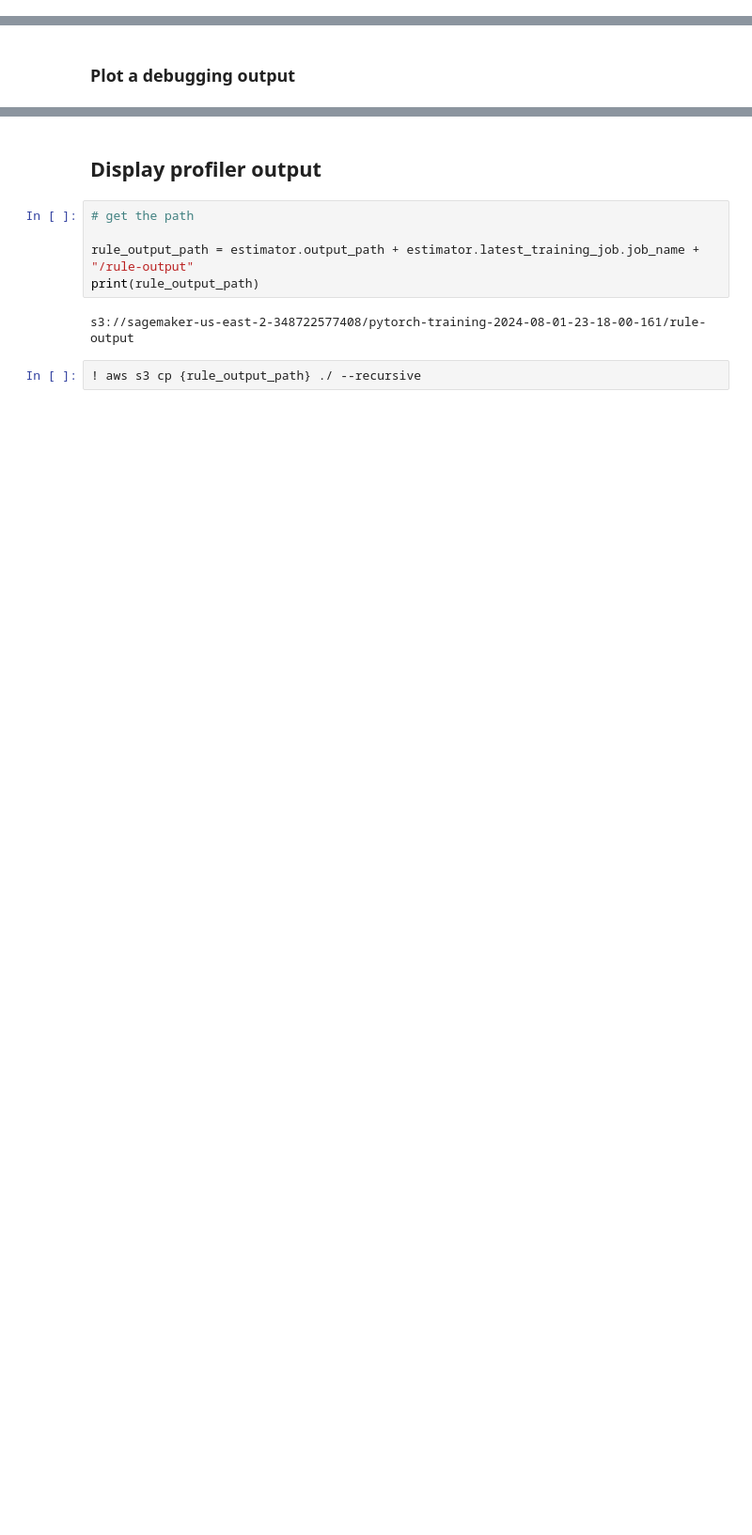
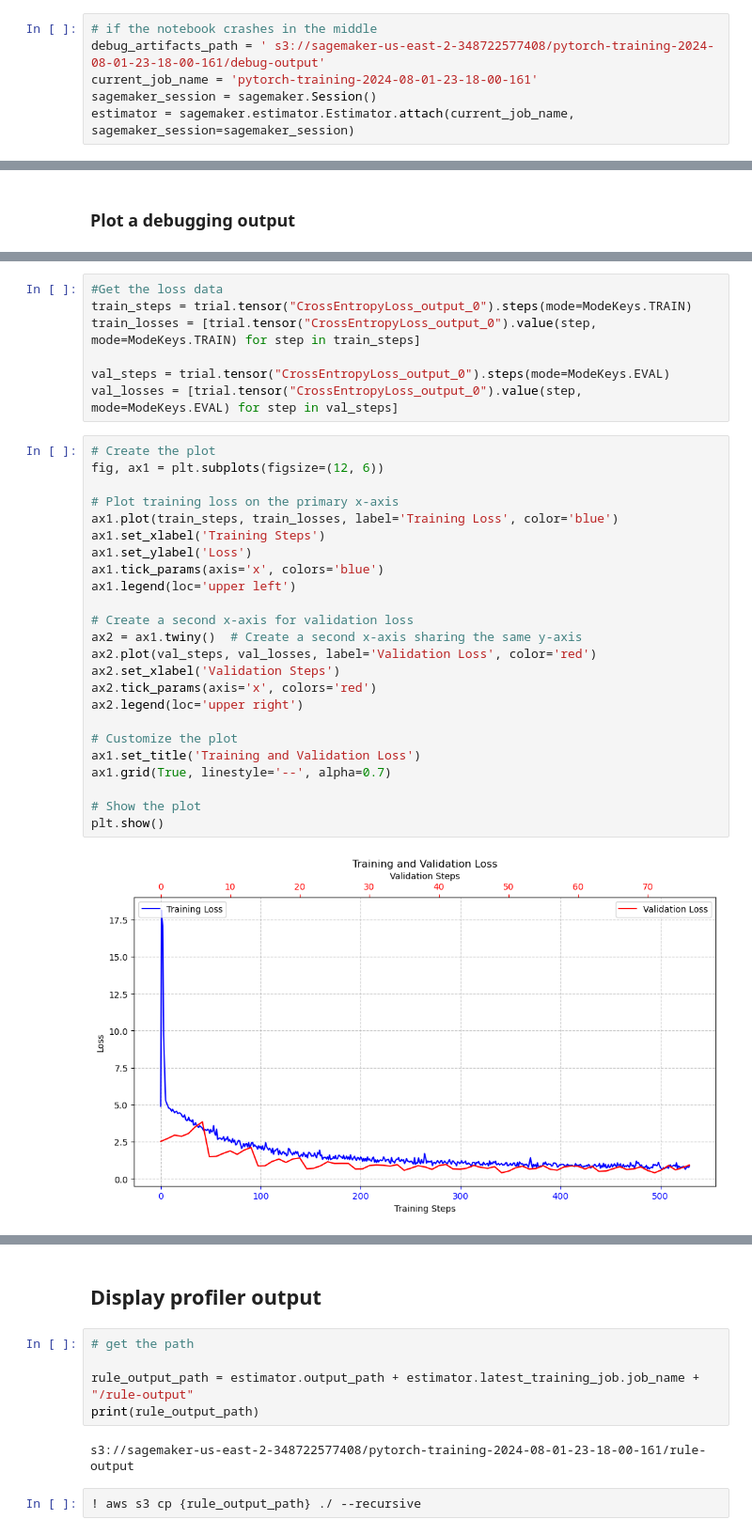
Before and after one commit to LesterFreamon/udacity-ml-aws, a Jupyter notebook: deploy_deep_learning_models_on_sagemaker/project_4/train_and_deploy.ipynb, the cells around one changed output, grey strips where cells are left out. Shown at 94% size. Cells and saved outputs as stored; diff of their text form; blank space fills up the shorter version.

```diff
--- a/deploy_deep_learning_models_on_sagemaker/project_4/train_and_deploy.ipynb
+++ b/deploy_deep_learning_models_on_sagemaker/project_4/train_and_deploy.ipynb
@@ -417,3 +412,9 @@ else:
     print("No job has been started yet.")
 # %% [output]
 Current job name: pytorch-training-2024-08-01-23-18-00-161
+# %%
+# if the notebook crashes in the middle
+debug_artifacts_path = ' s3://sagemaker-us-east-2-348722577408/pytorch-training-2024-08-01-23-18-00-161/debug-output'
+current_job_name = 'pytorch-training-2024-08-01-23-18-00-161'
+sagemaker_session = sagemaker.Session()
+estimator = sagemaker.estimator.Estimator.attach(current_job_name, sagemaker_session=sagemaker_session)
@@ -480,0 +470,33 @@ KeyboardInterrupt:
+# %%
+#Get the loss data
+train_steps = trial.tensor("CrossEntropyLoss_output_0").steps(mode=ModeKeys.TRAIN)
+train_losses = [trial.tensor("CrossEntropyLoss_output_0").value(step, mode=ModeKeys.TRAIN) for step in train_steps]
+
+val_steps = trial.tensor("CrossEntropyLoss_output_0").steps(mode=ModeKeys.EVAL)
+val_losses = [trial.tensor("CrossEntropyLoss_output_0").value(step, mode=ModeKeys.EVAL) for step in val_steps]
+# %%
+# Create the plot
+fig, ax1 = plt.subplots(figsize=(12, 6))
+
+# Plot training loss on the primary x-axis
+ax1.plot(train_steps, train_losses, label='Training Loss', color='blue')
+ax1.set_xlabel('Training Steps')
+ax1.set_ylabel('Loss')
+ax1.tick_params(axis='x', colors='blue')
+ax1.legend(loc='upper left')
+
+# Create a second x-axis for validation loss
+ax2 = ax1.twiny()  # Create a second x-axis sharing the same y-axis
+ax2.plot(val_steps, val_losses, label='Validation Loss', color='red')
+ax2.set_xlabel('Validation Steps')
+ax2.tick_params(axis='x', colors='red')
+ax2.legend(loc='upper right')
+
+# Customize the plot
+ax1.set_title('Training and Validation Loss')
+ax1.grid(True, linestyle='--', alpha=0.7)
+
+# Show the plot
+plt.show()
+# %% [output]
+[figure, added]
```
Also changed, not shown: parts of 32 cells of this notebook, 1 other file.
